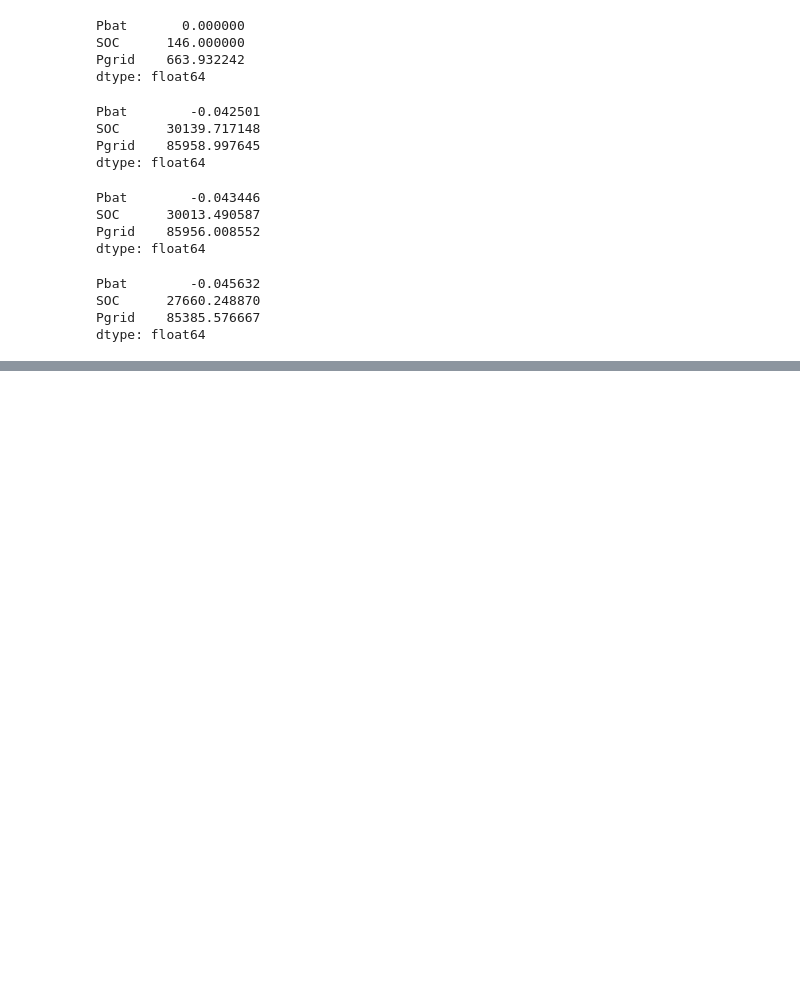
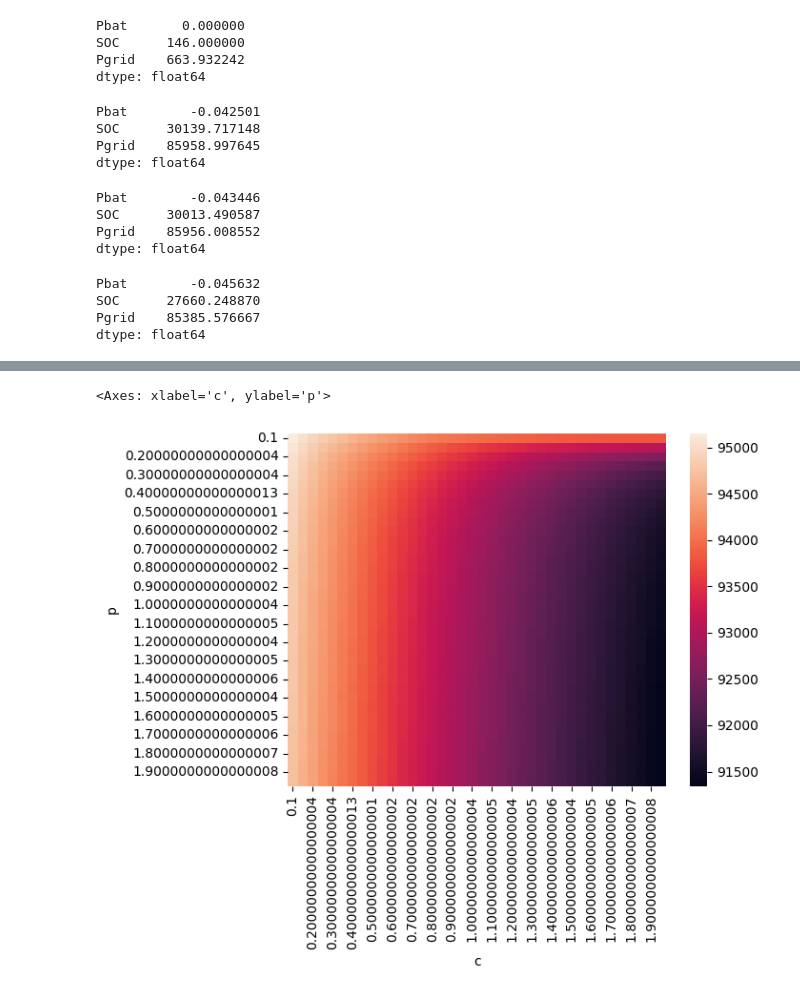
Before and after one commit to Shai670/Residential_consumption_modeling, a Jupyter notebook: battery04.09.ipynb, the cells around one changed output, grey strips where cells are left out. Saved outputs shown, nothing was run; the diff lists cells and outputs as text; code cells hidden in the pictures; blank space fills up the shorter version.

```diff
--- a/battery04.09.ipynb
+++ b/battery04.09.ipynb
@@ -236,0 +233,5 @@ result
+# %%
+result_pivot = pd.pivot_table(
+    result, index="p", columns="c", values="W"
+)
+result_pivot
@@ -236,0 +258,7 @@ result
+# %%
+import seaborn as sns
+
+sns.heatmap(result_pivot)
+# %% [output]
+<Axes: xlabel='c', ylabel='p'>
+[figure, added]
```
Also changed, not shown: parts of 3 cells of this notebook.
